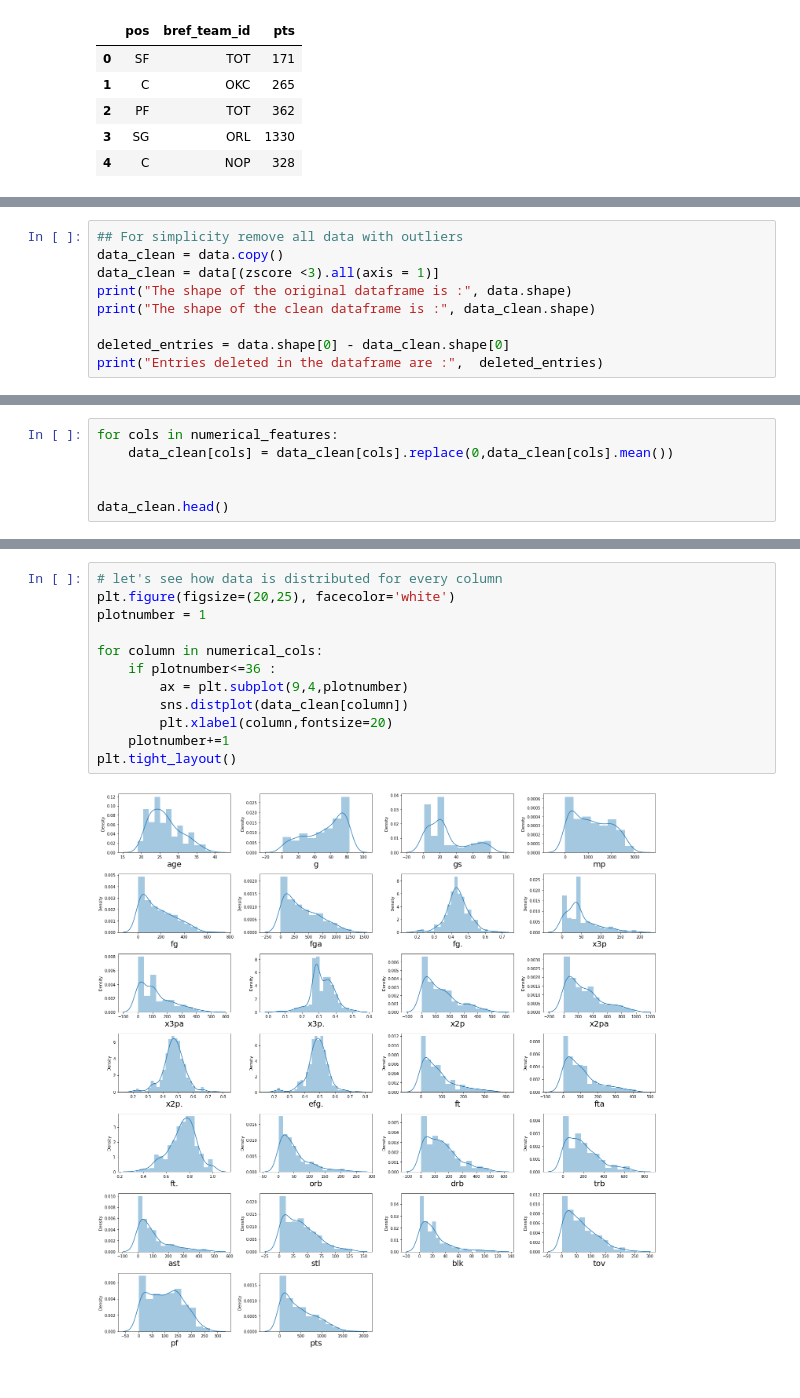
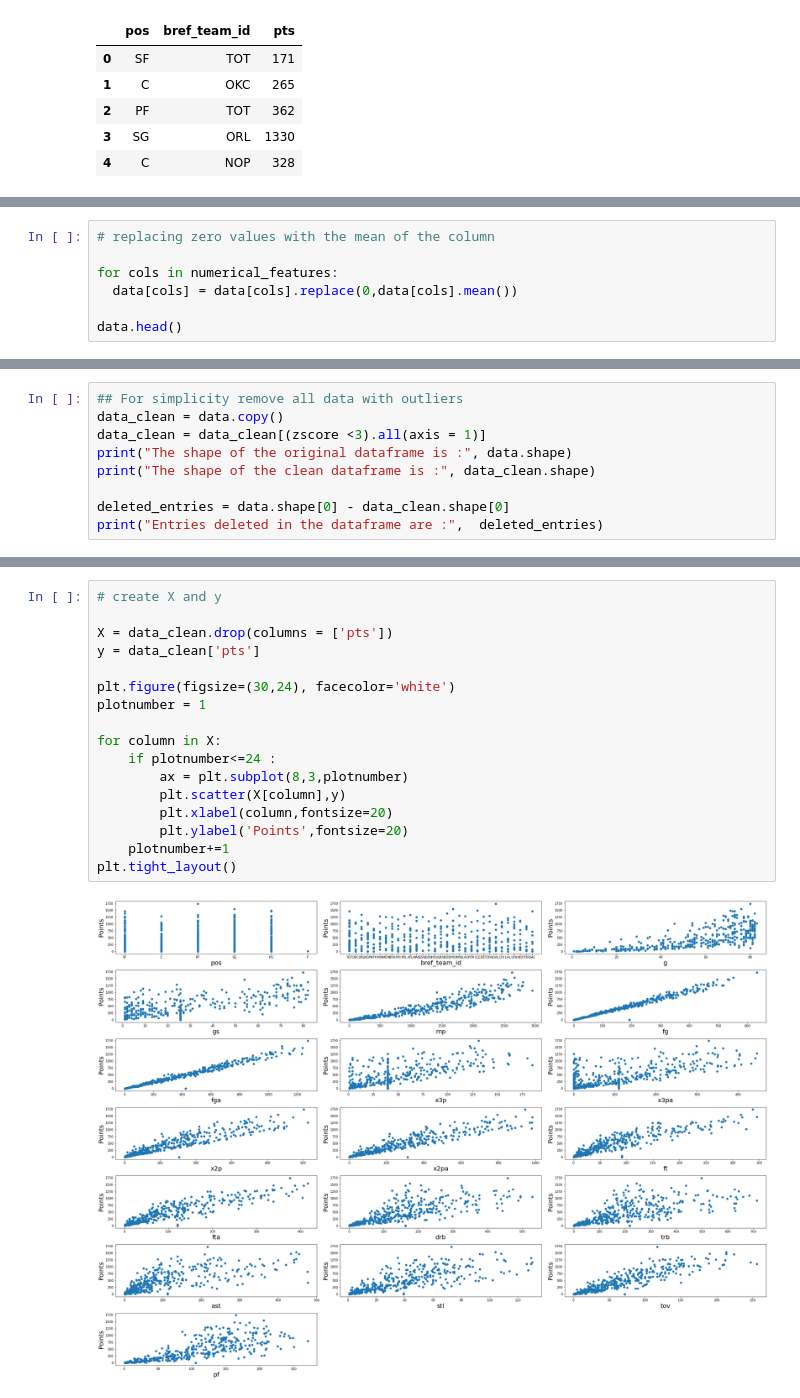
Before and after one commit to obeabi/Assignments, a Jupyter notebook: Main_KNN.ipynb, the cells around one changed output, grey strips where cells are left out. Drawn from its saved outputs; the diff is of its cells as text.

```diff
--- a/Main_KNN.ipynb
+++ b/Main_KNN.ipynb
@@ -345,0 +409,7 @@ data_test.groupby(['pos','bref_team_id'], as_index=False).mean().sort_values(by=
+# %%
+# replacing zero values with the mean of the column
+
+for cols in numerical_features:
+  data[cols] = data[cols].replace(0,data[cols].mean())
+
+data.head()
@@ -397,7 +481,7 @@ array([[0.83677633, 0.3852869 , 0.86310432, ..., 0.66834514, 0.22675114,
 # %%
 ## For simplicity remove all data with outliers
 data_clean = data.copy()
-data_clean = data[(zscore <3).all(axis = 1)]
+data_clean = data_clean[(zscore <3).all(axis = 1)]
 print("The shape of the original dataframe is :", data.shape)
 print("The shape of the clean dataframe is :", data_clean.shape)
 
@@ -431,6 +514,0 @@ plt.tight_layout()
-# %%
-for cols in numerical_features:
-    data_clean[cols] = data_clean[cols].replace(0,data_clean[cols].mean())
-
-
-data_clean.head()
@@ -448,14 +528,19 @@ See the caveats in the documentation: https://pandas.pydata.org/pandas-docs/stab
 # %%
-# let's see how data is distributed for every column
-plt.figure(figsize=(20,25), facecolor='white')
+# create X and y
+
+X = data_clean.drop(columns = ['pts'])
+y = data_clean['pts']
+
+plt.figure(figsize=(30,24), facecolor='white')
 plotnumber = 1
 
-for column in numerical_cols:
-    if plotnumber<=36 :
-        ax = plt.subplot(9,4,plotnumber)
-        sns.distplot(data_clean[column])
+for column in X:
+    if plotnumber<=24 :
+        ax = plt.subplot(8,3,plotnumber)
+        plt.scatter(X[column],y)
         plt.xlabel(column,fontsize=20)
+        plt.ylabel('Points',fontsize=20)
     plotnumber+=1
 plt.tight_layout()
 # %% [output]
-[figure, old version]
+[figure, new version]
```
Also changed, not shown: parts of 59 cells of this notebook.
